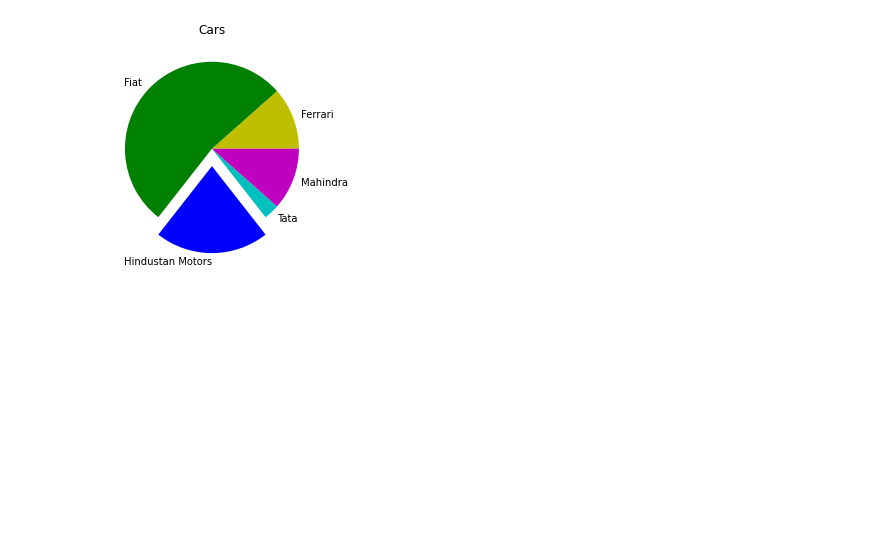
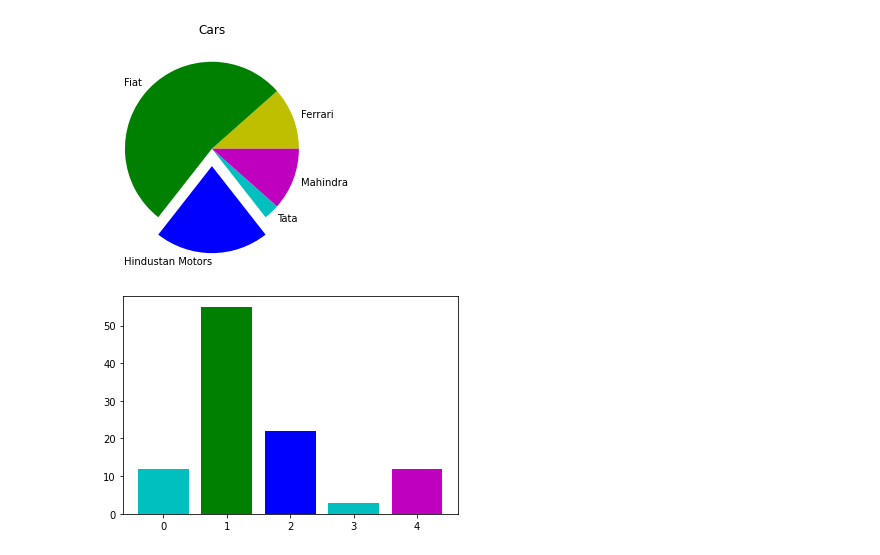
Before and after one commit to kamath7/MLProjectsRepo, a Jupyter notebook: QuiteTheBasics/matplotlib.ipynb, the cells around one changed output. Cells and saved outputs as stored; diff of their text form; code cells hidden in the pictures; blank space fills up the shorter version.

Commit message:
scatter and bar

```diff
--- a/QuiteTheBasics/matplotlib.ipynb
+++ b/QuiteTheBasics/matplotlib.ipynb
@@ -71,3 +71,10 @@ plt.title("Cars")
 plt.show()
 # %% [output]
 [figure]
+# %%
+values = [12,55,22,3,12]
+colors = ['c','g','b','c','m']
+plt.bar(range(0,5),values, color=colors)
+plt.show()
+# %% [output]
+[figure, added]
```
Also changed, not shown: parts of 1 cell of this notebook.
